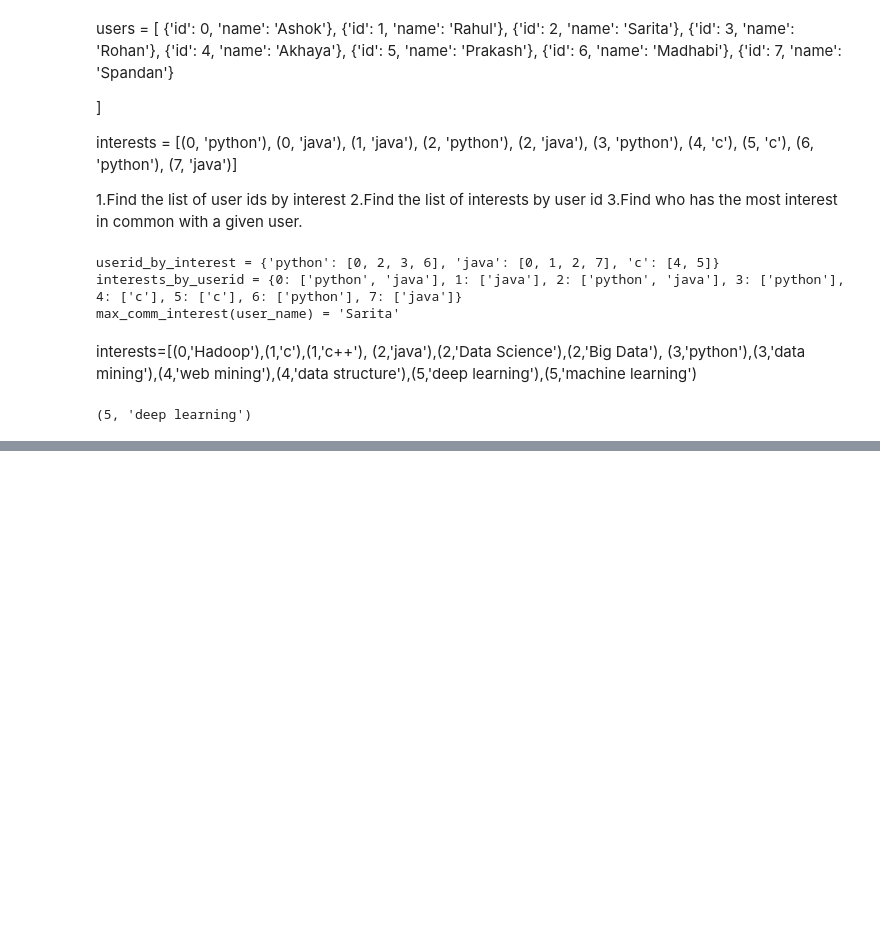
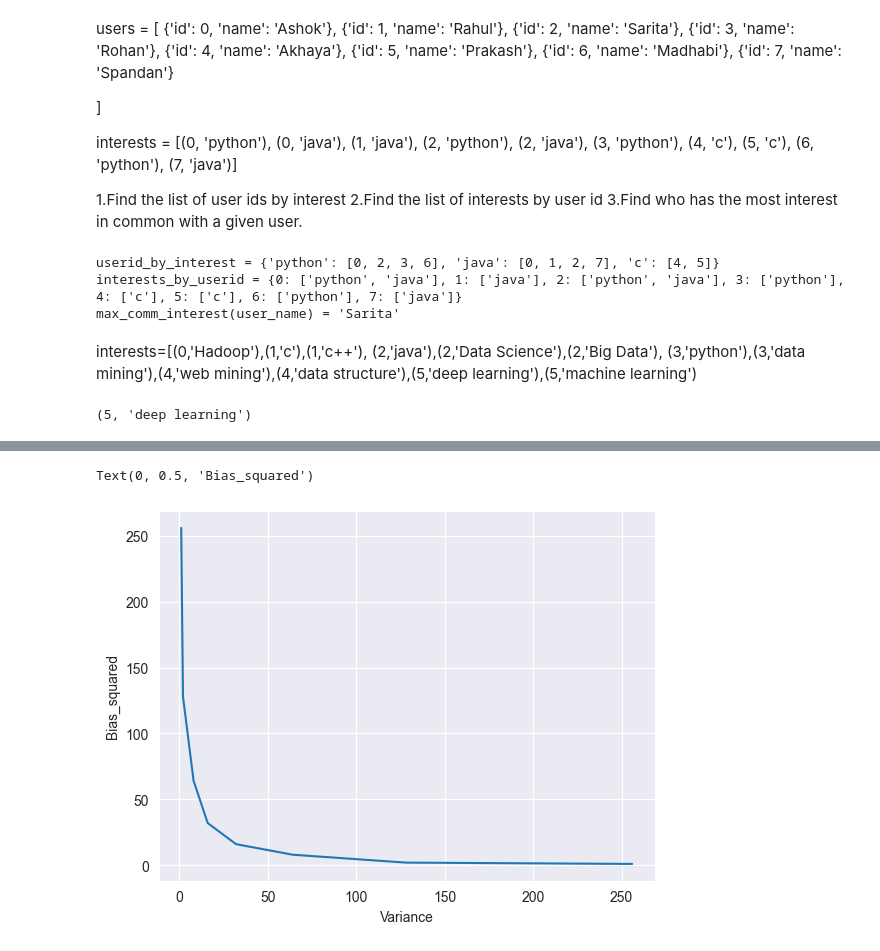
Before and after one commit to AM-ash-OR-AM-I/IDSUP, a Jupyter notebook: mid-sems-pyq/midsem-pyq.ipynb, the cells around one changed output, grey strips where cells are left out. Cells and saved outputs as stored; diff of their text form; code cells hidden in the pictures; blank space fills up the shorter version.

```diff
--- a/mid-sems-pyq/midsem-pyq.ipynb
+++ b/mid-sems-pyq/midsem-pyq.ipynb
@@ -362,0 +375,10 @@ print(max(interests, key=lambda x: x[0]))
+# %%
+Variance = [1, 2, 8, 16, 32, 64, 128, 256]
+Bias_squared = [256, 128, 64, 32, 16, 8, 2, 1]
+
+pyplot.plot(Variance, Bias_squared)
+pyplot.xlabel('Variance')
+pyplot.ylabel('Bias_squared')
+# %% [output]
+Text(0, 0.5, 'Bias_squared')
+[figure, added]
```
Also changed, not shown: parts of 1 cell of this notebook, 7 other files.
